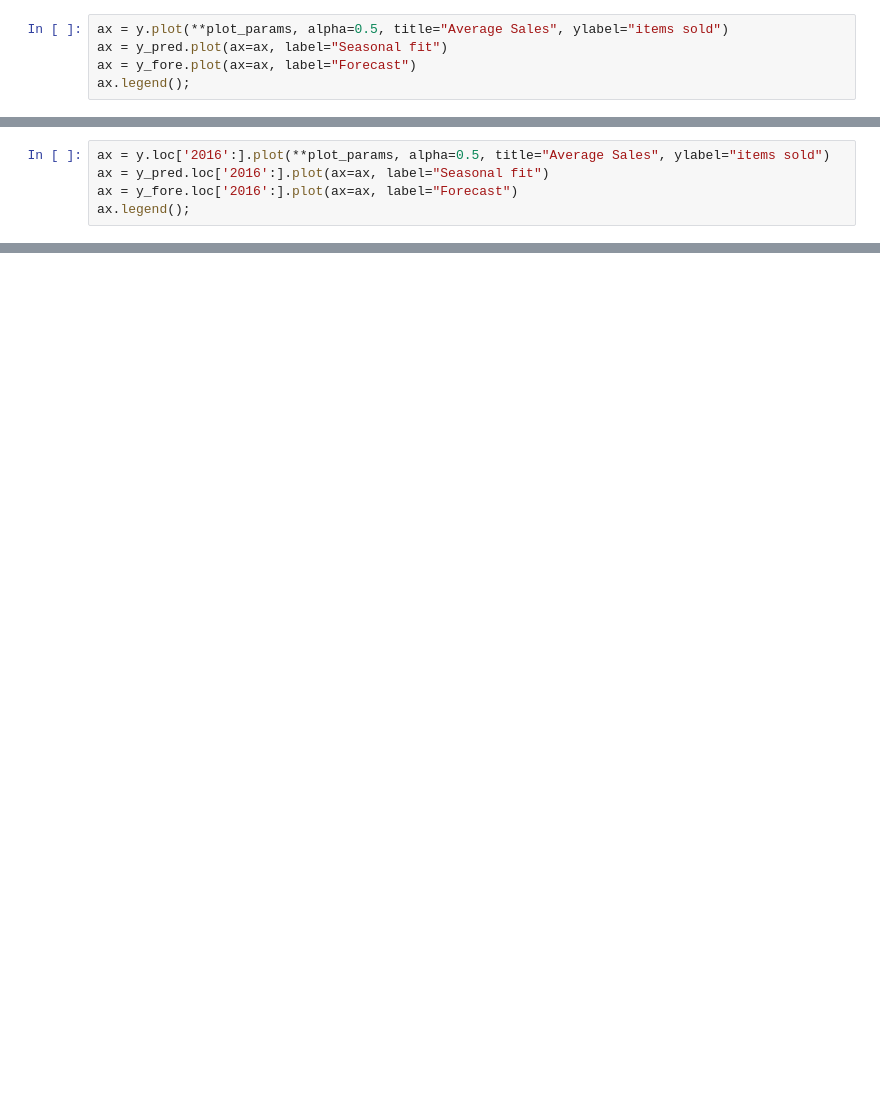
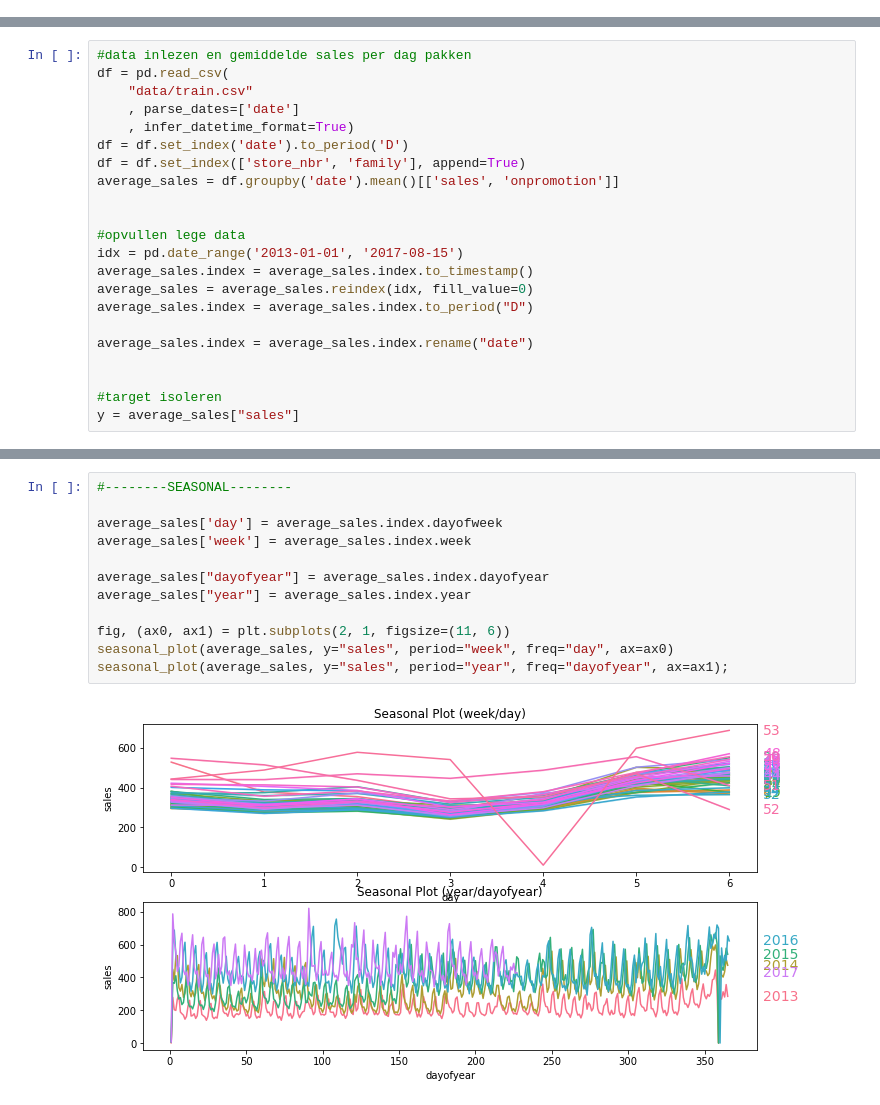
Before and after one commit to safersephy/ML-practice-2021, a Jupyter notebook: TS/TS.ipynb, the cells around one changed output, grey strips where cells are left out. Drawn from its saved outputs; the diff is of its cells as text; blank space fills up the shorter version.

```diff
--- a/TS/TS.ipynb
+++ b/TS/TS.ipynb
@@ -516,5 +0,0 @@ y_fore['2018-01-01']
-# %%
-ax = y.plot(**plot_params, alpha=0.5, title="Average Sales", ylabel="items sold")
-ax = y_pred.plot(ax=ax, label="Seasonal fit")
-ax = y_fore.plot(ax=ax, label="Forecast")
-ax.legend();
@@ -523,5 +0,0 @@ ax.legend();
-# %%
-ax = y.loc['2016':].plot(**plot_params, alpha=0.5, title="Average Sales", ylabel="items sold")
-ax = y_pred.loc['2016':].plot(ax=ax, label="Seasonal fit")
-ax = y_fore.loc['2016':].plot(ax=ax, label="Forecast")
-ax.legend();
@@ -529,0 +71,22 @@ ax.legend();
+# %%
+#data inlezen en gemiddelde sales per dag pakken
+df = pd.read_csv(
+    "data/train.csv"
+    , parse_dates=['date']
+    , infer_datetime_format=True)
+df = df.set_index('date').to_period('D')
+df = df.set_index(['store_nbr', 'family'], append=True)
+average_sales = df.groupby('date').mean()[['sales', 'onpromotion']]
+
+
+#opvullen lege data
+idx = pd.date_range('2013-01-01', '2017-08-15')
+average_sales.index = average_sales.index.to_timestamp()
+average_sales = average_sales.reindex(idx, fill_value=0)
+average_sales.index = average_sales.index.to_period("D")
+
+average_sales.index = average_sales.index.rename("date")
+
+
+#target isoleren
+y = average_sales["sales"]
@@ -529,0 +160,14 @@ ax.legend();
+# %%
+#--------SEASONAL--------
+
+average_sales['day'] = average_sales.index.dayofweek
+average_sales['week'] = average_sales.index.week
+
+average_sales["dayofyear"] = average_sales.index.dayofyear
+average_sales["year"] = average_sales.index.year
+
+fig, (ax0, ax1) = plt.subplots(2, 1, figsize=(11, 6))
+seasonal_plot(average_sales, y="sales", period="week", freq="day", ax=ax0)
+seasonal_plot(average_sales, y="sales", period="year", freq="dayofyear", ax=ax1);
+# %% [output]
+[figure, added]
```
Also changed, not shown: parts of 69 cells of this notebook.
